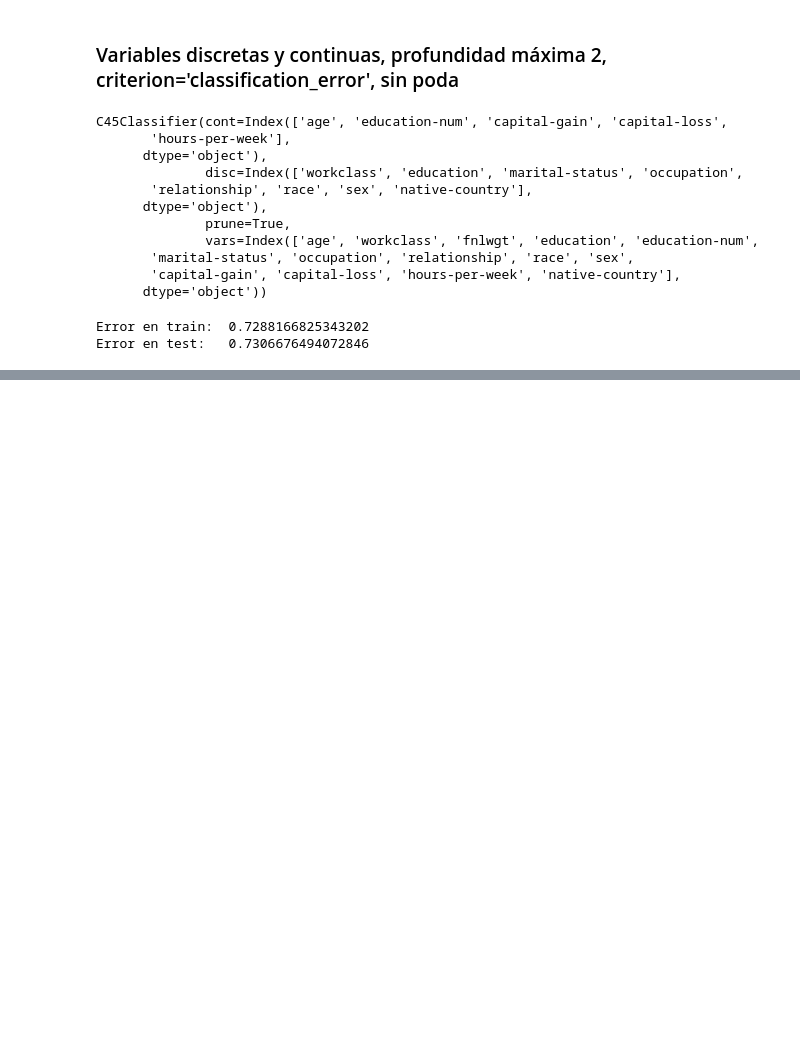
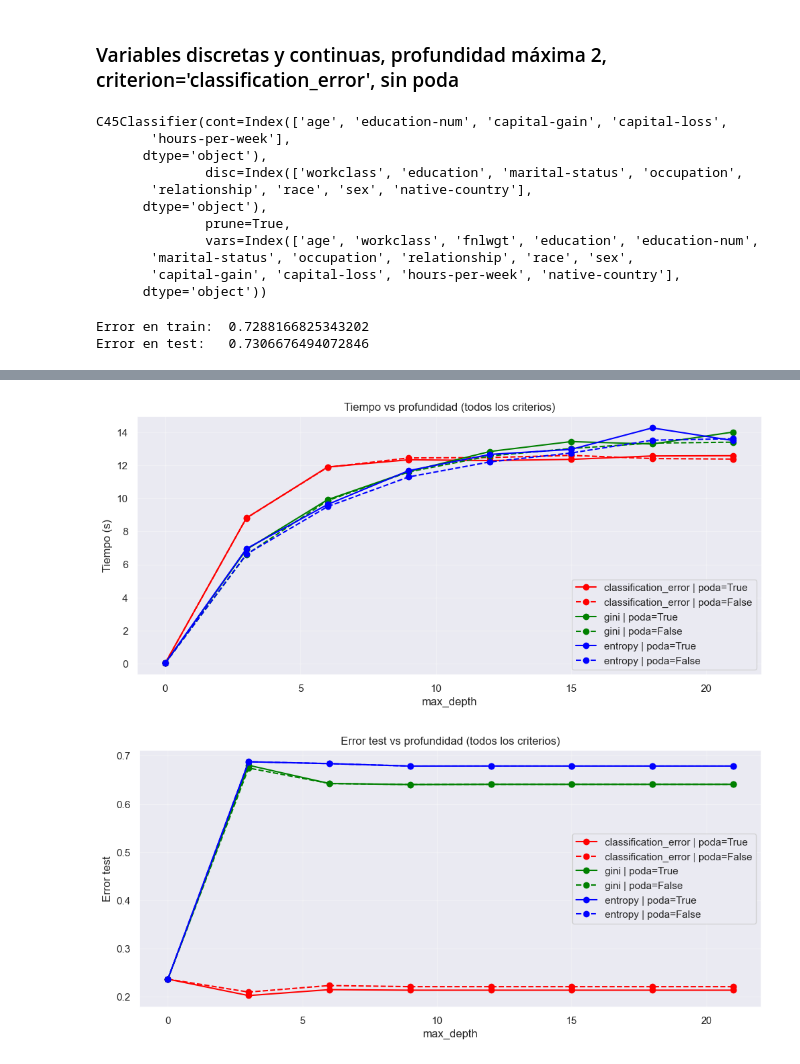
Before and after one commit to GuillermoMorcillo/pr-ctica1, a Jupyter notebook: Practica_1_2025.ipynb, the cells around one changed output, grey strips where cells are left out. Saved outputs shown, nothing was run; the diff lists cells and outputs as text; code cells hidden in the pictures; blank space fills up the shorter version.

```diff
--- a/Practica_1_2025.ipynb
+++ b/Practica_1_2025.ipynb
@@ -1357,7 +1272,7 @@ criterios=['classification_error','gini','entropy']
 
 for poda in [True, False]:
     for c in criterios:
-        for profunds in range(0,21,3):
+        for profunds in range(0,22,3):
             inicio = t.time()
 
 
@@ -1437,0 +1305,70 @@ ValueError: x and y must have same first dimension, but have shapes (7,) and (1,
+# %%
+import numpy as np
+import matplotlib.pyplot as plt
+
+# Se asume que YA has ejecutado el bucle y tienes:
+# errorTrain, errorTest, tiempos, criterios
+# con el orden: poda -> criterio -> profundidad
+podas = [True, False]
+profundidades = list(range(0, 22, 3))
+n_prof = len(profundidades)
+
+# Reconstruir matrices desde listas planas
+tiempos_criterio = {c: [[], []] for c in criterios}      #[0]=poda True, [1]=poda False
+error_test_criterio = {c: [[], []] for c in criterios}   #[0]=poda True, [1]=poda False
+
+idx = 0
+for i_poda, _ in enumerate(podas):
+    for c in criterios:
+        tiempos_criterio[c][i_poda] = tiempos[idx:idx + n_prof]
+        error_test_criterio[c][i_poda] = errorTest[idx:idx + n_prof]
+        idx += n_prof
+
+# Colores por criterio
+colores = {
+    'classification_error': 'red',
+    'gini': 'green',
+    'entropy': 'blue'
+}
+
+for c in criterios:
+    for i_poda, poda in enumerate(podas):
+        estilo = '-' if poda else '--'
+        plt.plot(
+            profundidades,
+            tiempos_criterio[c][i_poda],
+            color=colores.get(c, 'black'),
+            linestyle=estilo,
+            marker='o',
+            label=f"{c} | poda={poda}"
+        )
+
+plt.xlabel("max_depth")
+plt.ylabel("Tiempo (s)")
+plt.title("Tiempo vs profundidad (todos los criterios)")
+plt.grid(True, alpha=0.3)
+plt.legend()
+plt.show()
+
+
+for c in criterios:
+    for i_poda, poda in enumerate(podas):
+        estilo = '-' if poda else '--'
+        plt.plot(
+            profundidades,
+            error_test_criterio[c][i_poda],
+            color=colores.get(c, 'black'),
+            linestyle=estilo,
+            marker='o',
+            label=f"{c} | poda={poda}"
+        )
+
+plt.xlabel("max_depth")
+plt.ylabel("Error test")
+plt.title("Error test vs profundidad (todos los criterios)")
+plt.grid(True, alpha=0.3)
+plt.legend()
+plt.show()
+# %% [output]
+[figure, added]
+[figure, added]
```
Also changed, not shown: parts of 9 cells of this notebook.
